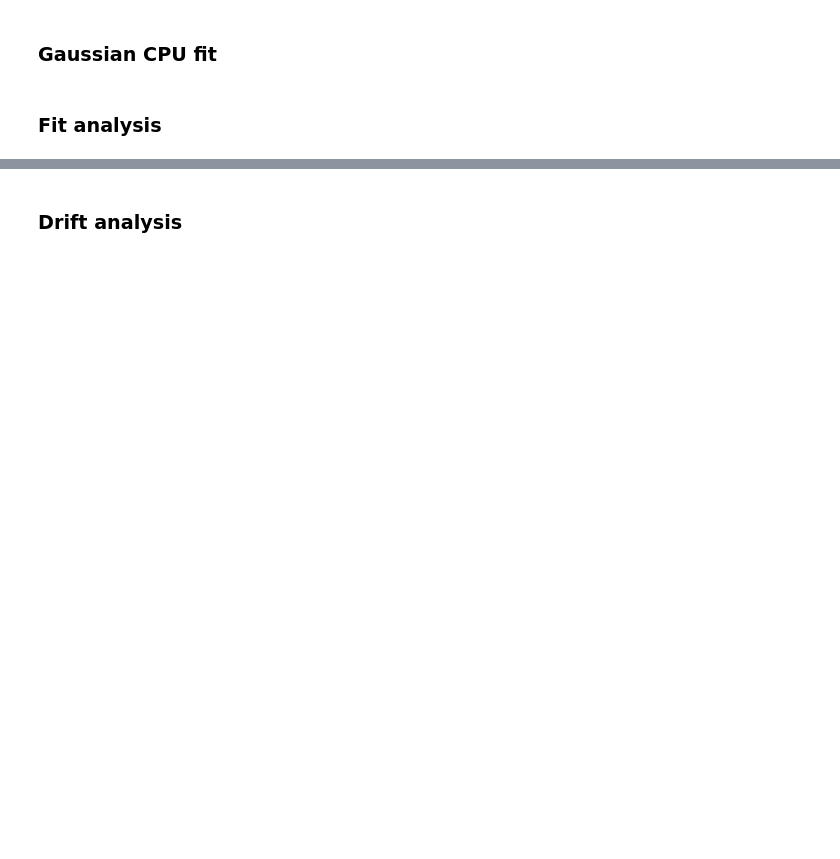
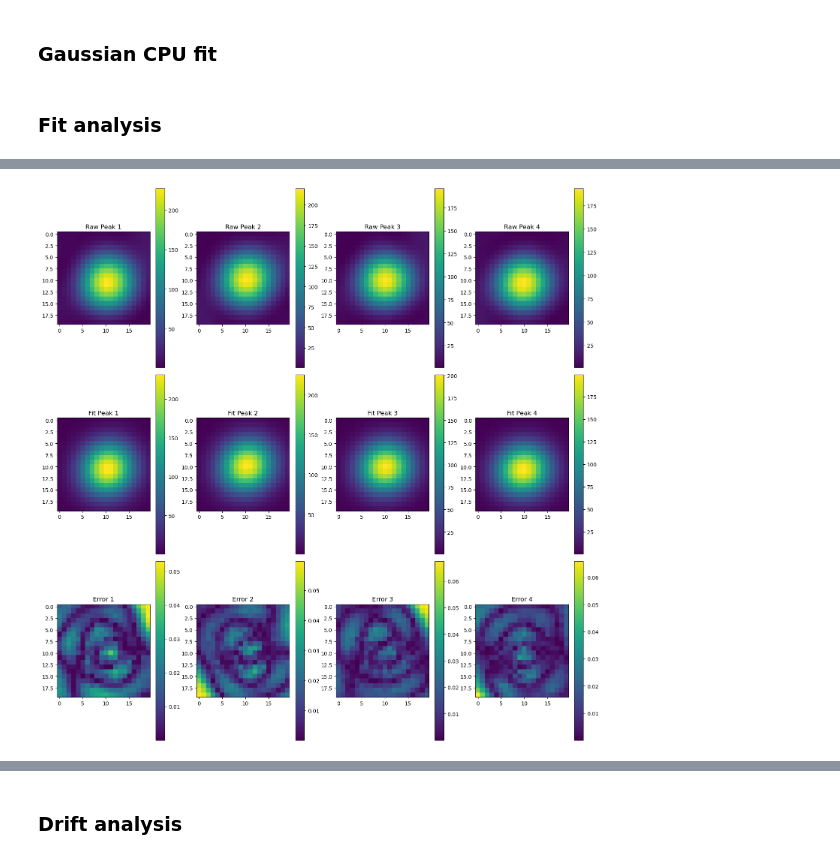
Before and after one commit to svnddlsns/ag_scripts, a Jupyter notebook: exc_beam_drift_evaluation.ipynb, the cells around one changed output, grey strips where cells are left out. Drawn from its saved outputs; the diff is of its cells as text; code cells hidden in the pictures; blank space fills up the shorter version.

```diff
--- a/exc_beam_drift_evaluation.ipynb
+++ b/exc_beam_drift_evaluation.ipynb
@@ -156,23 +172,26 @@ plt.show()
 # %%
+# Plot of raw data and 2D elliptical Gaussian fit
 fig, axs = plt.subplots(3, num_peaks, figsize=(15, 15))
 
 for i, peak in enumerate(coordinates):
 
     raw_peak = cpufit_input[i + num_peaks * random_gr]
     im0 = axs[0][i].imshow(raw_peak)
     axs[0][i].set_title(f"Raw Peak {i+1}")
 
     fit_peak = two_dimensional_elliptical_gaussian(X, Y, *parameters[i + num_peaks * random_gr][:7])
     im1 = axs[1][i].imshow(fit_peak)
     axs[1][i].set_title(f"Fit Peak {i+1}")
 
     err = np.abs(raw_peak - fit_peak)/np.max(raw_peak)
     im2 = axs[2][i].imshow(err)
-    axs[2][i].set_title(f"Residual Peak {i+1}")
+    axs[2][i].set_title(f"Error {i+1}")
 
     fig.colorbar(im0, ax=axs[0][i])
     fig.colorbar(im1, ax=axs[1][i])
     fig.colorbar(im2, ax=axs[2][i])
 
 plt.tight_layout()
 plt.show()
+# %% [output]
+[figure, added]
```
Also changed, not shown: parts of 13 cells of this notebook.
